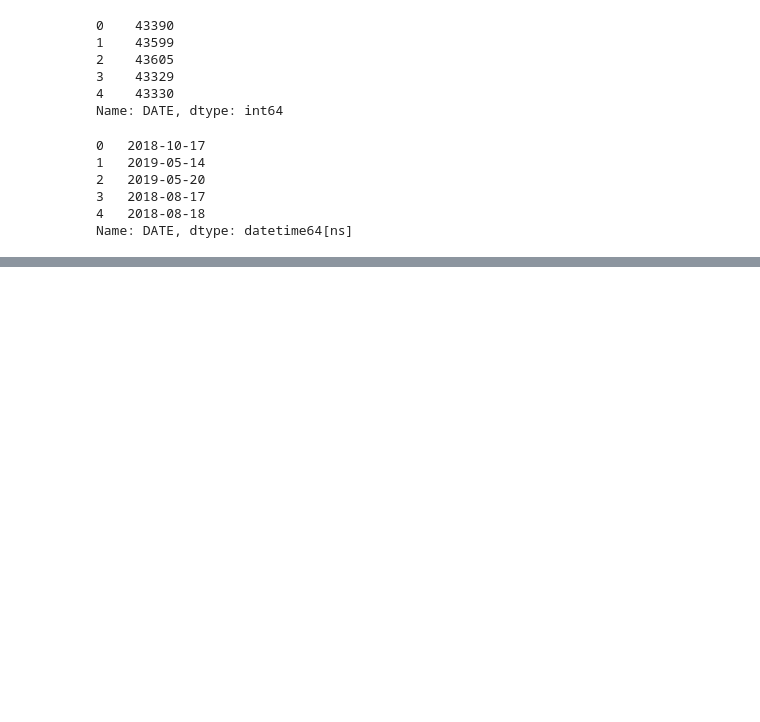
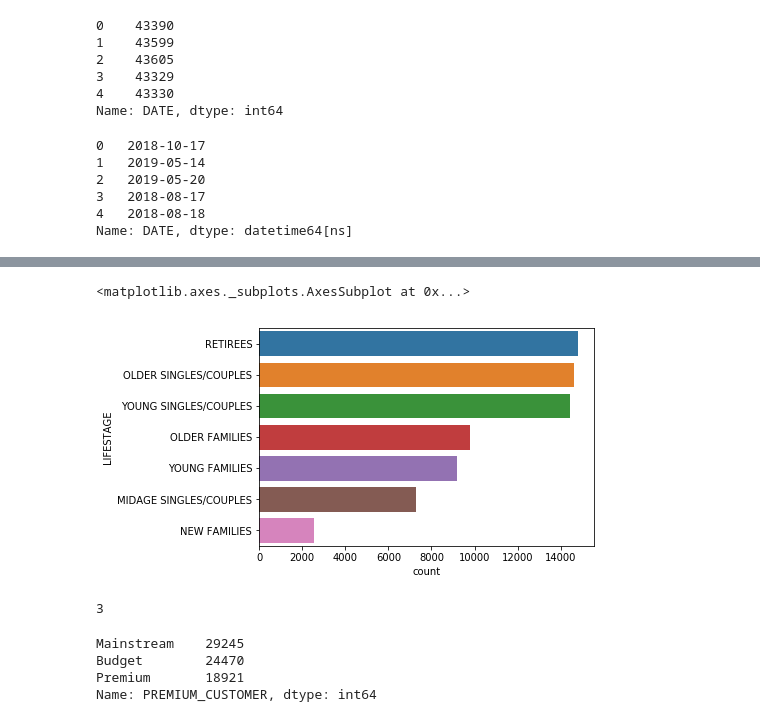
Before and after one commit to merey91/InsideSherpa_Virtual_Internship, a Jupyter notebook: InsideSherpa-Quantium.ipynb, the cells around one changed output, grey strips where cells are left out. Saved outputs shown, nothing was run; the diff lists cells and outputs as text; code cells hidden in the pictures; blank space fills up the shorter version.

```diff
--- a/InsideSherpa-Quantium.ipynb
+++ b/InsideSherpa-Quantium.ipynb
@@ -202,0 +563,19 @@ dtype: object
+# %%
+#Visualise 'LIFESTAGE'
+sns.countplot(y = purchase['LIFESTAGE'], order = purchase['LIFESTAGE'].value_counts().index)
+# %% [output]
+<matplotlib.axes._subplots.AxesSubplot at 0x...>
+[figure, added]
+# %%
+# Check about the 'PREMIUM_CUSTOMER' column
+purchase['PREMIUM_CUSTOMER'].nunique()
+# %% [output]
+3
+# %%
+# Counts for each 'PREMIUM_CUSTOMER'
+purchase['PREMIUM_CUSTOMER'].value_counts().sort_values(ascending = False)
+# %% [output]
+Mainstream    29245
+Budget        24470
+Premium       18921
+Name: PREMIUM_CUSTOMER, dtype: int64
```
Also changed, not shown: parts of 118 cells of this notebook.
